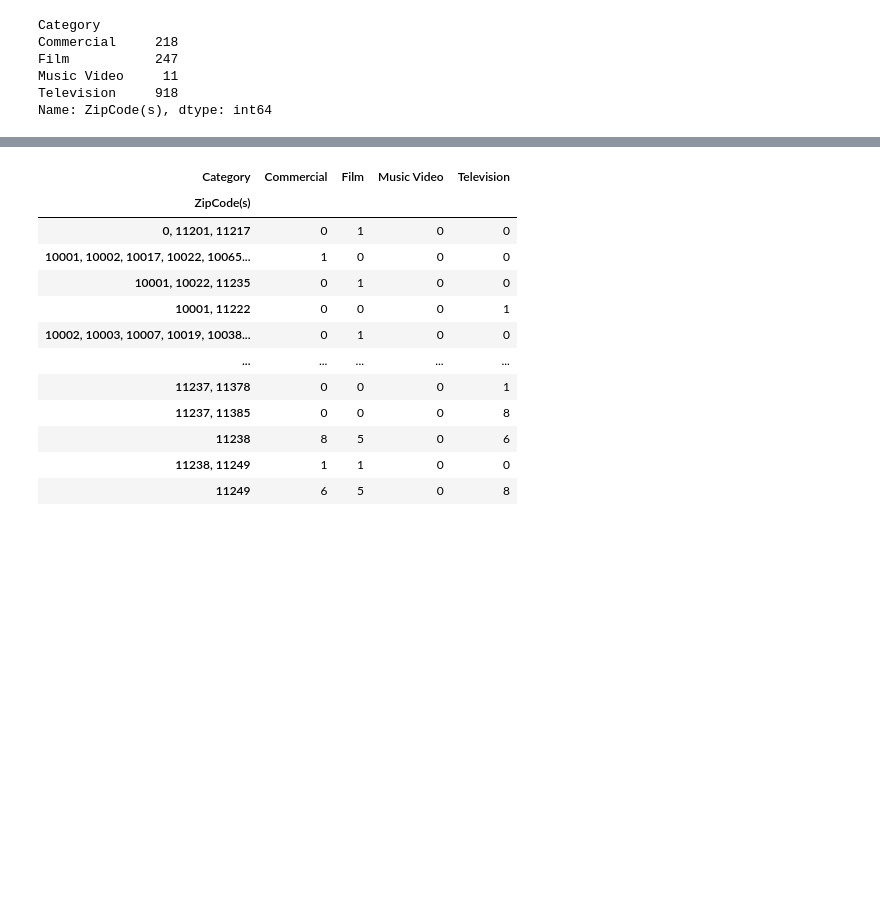
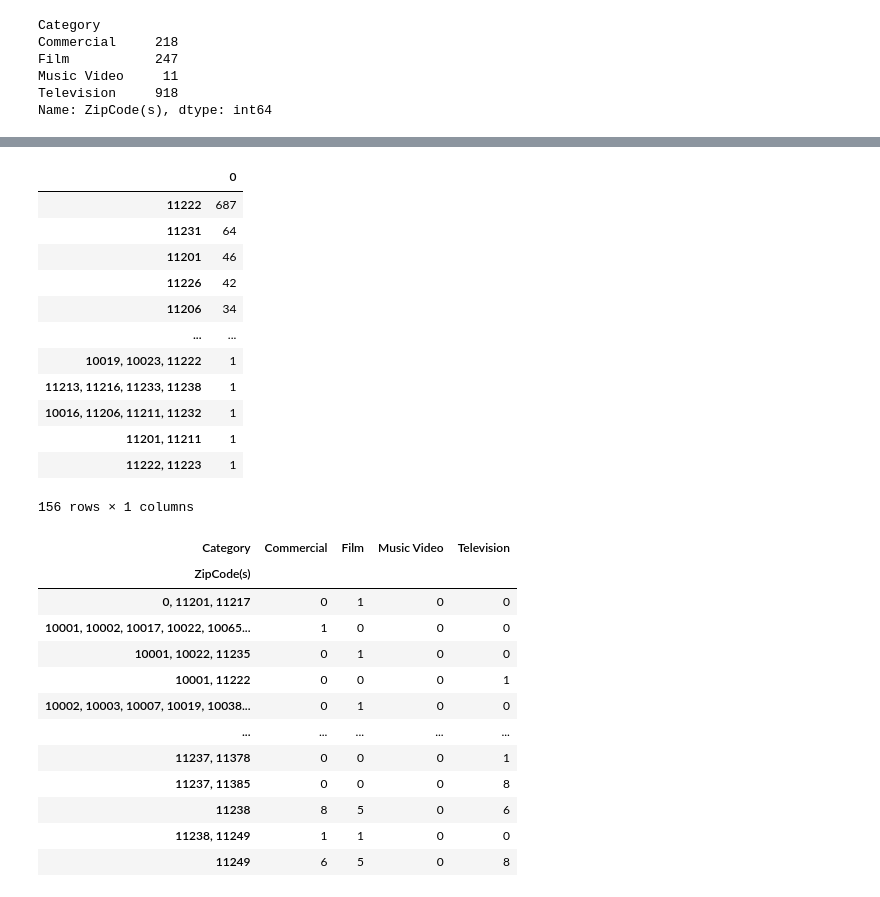
Before and after one commit to sajinashresthacoding/nyc-film-permits, a Jupyter notebook: Brooklynpermits_analysis.ipynb, the cells around one changed output, grey strips where cells are left out. Saved outputs shown, nothing was run; the diff lists cells and outputs as text; code cells hidden in the pictures; blank space fills up the shorter version.

```diff
--- a/Brooklynpermits_analysis.ipynb
+++ b/Brooklynpermits_analysis.ipynb
@@ -77,0 +76,17 @@ df_zipcodes.to_csv("data/BrooklynZipcodesCount.csv", index = True, encoding = "U
+# %%
+ordered = df_zipcodes.sort_values(by=0, ascending=False)
+ordered
+# %% [output]
+|  | 0 |
+| 11222 | 687 |
+| 11231 | 64 |
+| 11201 | 46 |
+| 11226 | 42 |
+| 11206 | 34 |
+| ... | ... |
+| 10019, 10023, 11222 | 1 |
+| 11213, 11216, 11233, 11238 | 1 |
+| 10016, 11206, 11211, 11232 | 1 |
+| 11201, 11211 | 1 |
+| 11222, 11223 | 1 |
+156 rows × 1 columns
```
Also changed, not shown: parts of 12 cells of this notebook, 1 other file.
